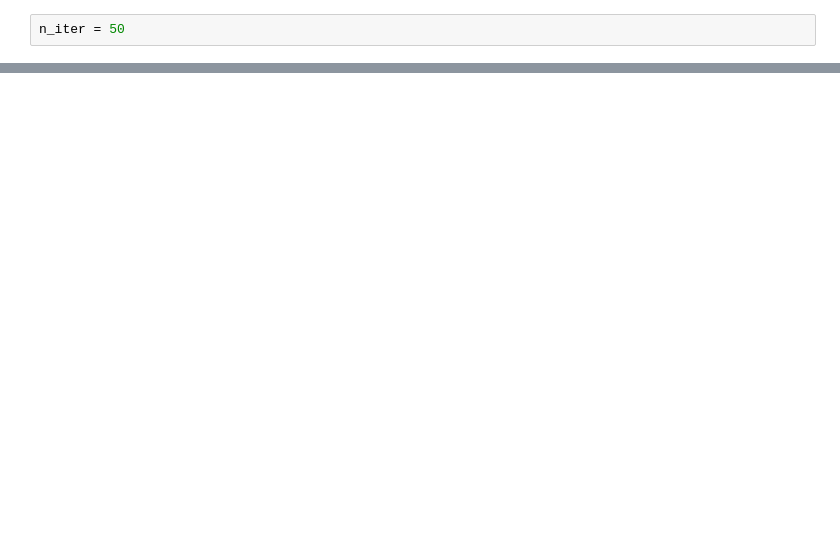
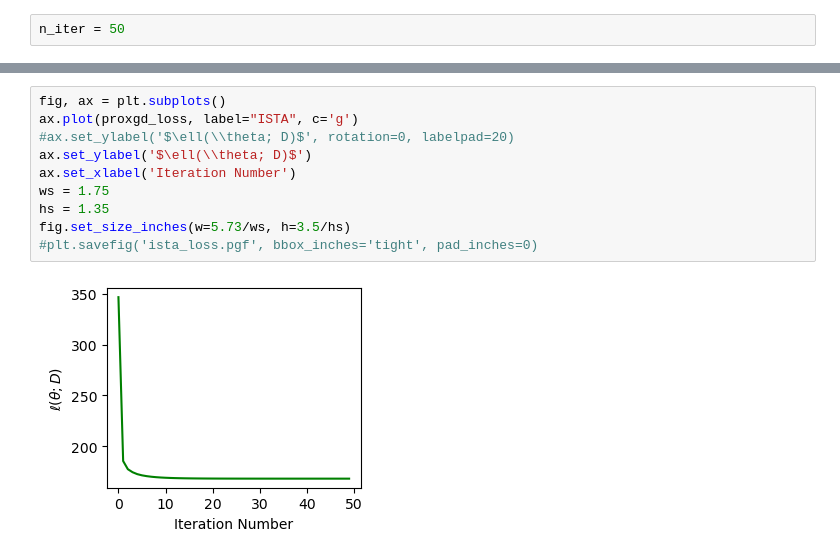
Before and after one commit to nerrma/thesis, a Jupyter notebook: paper_plots/logreg_example/logreg_ex.ipynb, the cells around one changed output, grey strips where cells are left out. Saved outputs shown, nothing was run; the diff lists cells and outputs as text; blank space fills up the shorter version.

```diff
--- a/paper_plots/logreg_example/logreg_ex.ipynb
+++ b/paper_plots/logreg_example/logreg_ex.ipynb
@@ -91,0 +168,12 @@ fig.set_size_inches(w=5.73/ws, h=3.5/hs)
+# %%
+fig, ax = plt.subplots()
+ax.plot(proxgd_loss, label="ISTA", c='g')
+#ax.set_ylabel('$\ell(\\theta; D)$', rotation=0, labelpad=20)
+ax.set_ylabel('$\ell(\\theta; D)$')
+ax.set_xlabel('Iteration Number')
+ws = 1.75
+hs = 1.35
+fig.set_size_inches(w=5.73/ws, h=3.5/hs)
+#plt.savefig('ista_loss.pgf', bbox_inches='tight', pad_inches=0)
+# %% [output]
+[figure, added]
```
Also changed, not shown: parts of 17 cells of this notebook, 5 other files.
